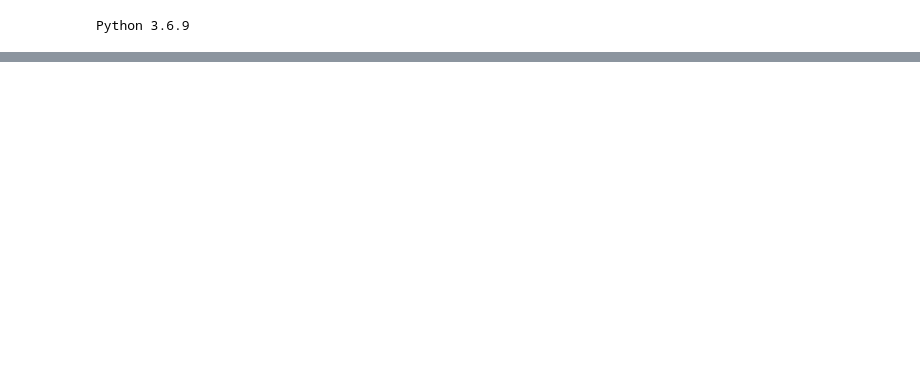
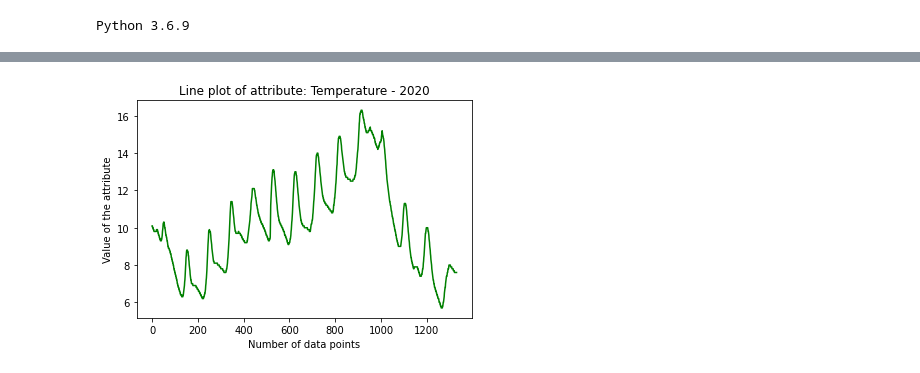
Before and after one commit to cybertraining-dsc/fa20-523-312, a Jupyter notebook: project/code/toxicologyASV.ipynb, the cells around one changed output, grey strips where cells are left out. Saved outputs shown, nothing was run; the diff lists cells and outputs as text; code cells hidden in the pictures; blank space fills up the shorter version.

Commit message:
Created using Colaboratory - implemented k-means unsupervised algorithm, code structure overhauled with encapsulations, resolved benchmark issues

```diff
--- a/project/code/toxicologyASV.ipynb
+++ b/project/code/toxicologyASV.ipynb
@@ -240,0 +153,81 @@ Benchmark.print()
+# %%
+Benchmark.Start()
+
+def getstats(water_param_year):
+
+    # running basic statistical operations
+    data_deviations = water_param_year.std()
+    print("The standard deviations for this particular year are:")
+    print(data_deviations)
+    print()
+
+    t_med = water_param_year["Temperature"].median()
+    print("Median Temperature value is:", t_med)
+    c_med = water_param_year["Sp. Conductance"].median()
+    print("Median Specific Conductance value is:", c_med)
+    p_med = water_param_year["pH"].median()
+    print("Median pH value is:", p_med)
+    d_med = water_param_year["Dissolved O2"].median()
+    print("Median Dissolved-Oxygen value is:", d_med)
+
+    return (data_deviations, t_med, c_med, p_med, d_med)
+
+
+(std_2017, med_temp_2017, med_cond_2017, med_ph_2017, med_oxy_2017) = getstats(water_param_2017)
+(std_2018, med_temp_2018, med_cond_2018, med_ph_2018, med_oxy_2018) = getstats(water_param_2018)
+(std_2019, med_temp_2019, med_cond_2019, med_ph_2019, med_oxy_2019) = getstats(water_param_2019)
+(std_2020, med_temp_2020, med_cond_2020, med_ph_2020, med_oxy_2020) = getstats(water_param_2020)
+
+
+#x_data = list(range(0,1040,1));
+#y1_data = param_df["Temperature"];
+#y2_data = param_df["Sp. Conductance"];
+#y3_data = param_df["pH"];
+#y4_data = param_df["Dissolved O2"];
+
+
+def displayplots(water_param_year, size, year):
+
+    for j in columns:
+      x_data = list(range(0,size,1));
+      fig = plt.figure()
+      sp = fig.add_subplot(1, 1, 1)
+      sp.set_title("Line plot of attribute: " + str(j) + " - " + year, fontsize = 12)
+      sp.set_ylabel("Value of the attribute")
+      sp.set_xlabel("Number of data points")
+      sp.plot(x_data, water_param_year[j], color = "green", label='Data')
+      #sp.scatter(x_data, param_df[j], color = "blue", label='Data')
+      #sp.hist(param_df[j], bins = 10, color = "red", edgecolor='black', linewidth=1.2, alpha = 0.5)
+
+    for j in columns:
+      x_data = list(range(0,size,1));
+      fig = plt.figure()
+      sp = fig.add_subplot(1, 1, 1)
+      sp.set_title("Scatter plot of attribute: " + str(j) + " - " + year, fontsize = 12)
+      sp.set_ylabel("Value of the attribute")
+      sp.set_xlabel("Number of data points")
+      #sp.plot(x_data, param_df[j], color = "green", label='Data')
+      sp.scatter(x_data, water_param_year[j], color = "blue", label='Data')
+      #sp.hist(param_df[j], bins = 10, color = "red", edgecolor='black', linewidth=1.2, alpha = 0.5)
+
+    for j in columns:
+      x_data = list(range(0,size,1));
+      fig = plt.figure()
+      sp = fig.add_subplot(1, 1, 1)
+      sp.set_title("Histogram of attribute: " + str(j) + " - " + year, fontsize = 12)
+      sp.set_xlabel("Value of the attribute")
+      sp.set_ylabel("Number of data points")
+      #sp.plot(x_data, param_df[j], color = "green", label='Data')
+      #sp.scatter(x_data, param_df[j], color = "blue", label='Data')
+      sp.hist(water_param_year[j], bins = 10, color = "red", edgecolor='black', linewidth=1.2, alpha = 0.5)
+
+
+#displayplots(water_param_2017, 1150, "2017") # number of data-points obtained in 2017 was 1150
+#displayplots(water_param_2018, 1042, "2018") # number of data-points obtained in 2018 was 1042
+#displayplots(water_param_2019, 1329, "2019") # number of data-points obtained in 2019 was 1329
+displayplots(water_param_2020, 1331, "2020") # number of data-points obtained in 2020 was 1331
+
+
+time.sleep(5)
+Benchmark.Stop()
+# %% [output]
@@ -240,0 +251 @@ Benchmark.print()
+[figure, added]
```
Also changed, not shown: parts of 21 cells of this notebook.
